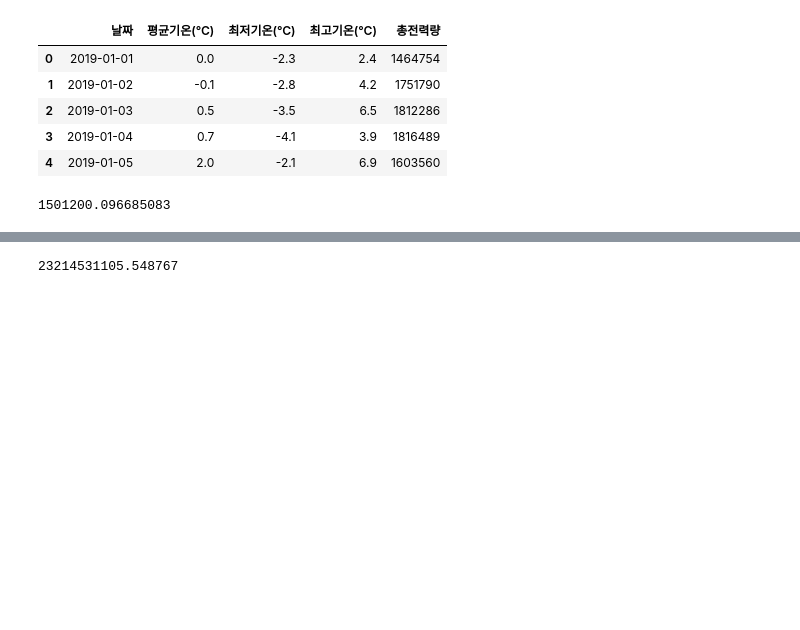
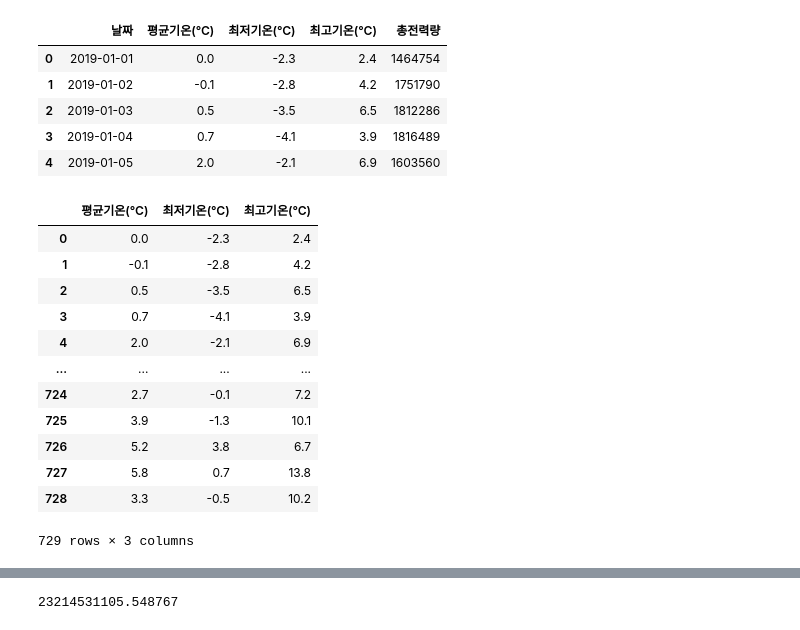
Before and after one commit to kimgyeoungun/sprint1, a Jupyter notebook: ay_weather.ipynb, the cells around one changed output, grey strips where cells are left out. Cells and saved outputs as stored; diff of their text form; code cells hidden in the pictures; blank space fills up the shorter version.

```diff
--- a/ay_weather.ipynb
+++ b/ay_weather.ipynb
@@ -651,4 +650,0 @@ X_train, X_test, y_train, y_test = train_test_split(X, y,
-# %%
-y_test.mean()
-# %% [output]
-1501200.096685083
@@ -654,0 +657,16 @@ y_test.mean()
+# %%
+X_train
+# %% [output]
+|  | 평균기온(℃) | 최저기온(℃) | 최고기온(℃) |
+| 0 | 0.0 | -2.3 | 2.4 |
+| 1 | -0.1 | -2.8 | 4.2 |
+| 2 | 0.5 | -3.5 | 6.5 |
+| 3 | 0.7 | -4.1 | 3.9 |
+| 4 | 2.0 | -2.1 | 6.9 |
+| ... | ... | ... | ... |
+| 724 | 2.7 | -0.1 | 7.2 |
+| 725 | 3.9 | -1.3 | 10.1 |
+| 726 | 5.2 | 3.8 | 6.7 |
+| 727 | 5.8 | 0.7 | 13.8 |
+| 728 | 3.3 | -0.5 | 10.2 |
+729 rows × 3 columns
```
Also changed, not shown: parts of 25 cells of this notebook, 1 other file.
